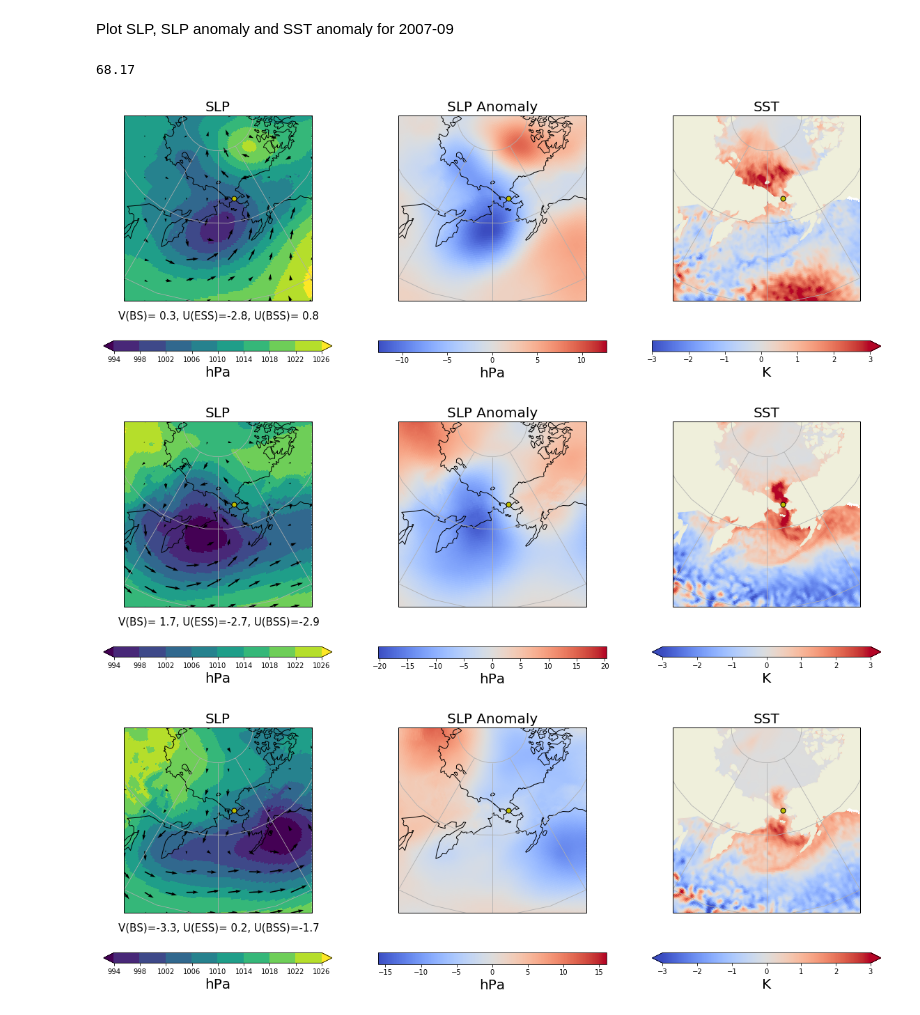
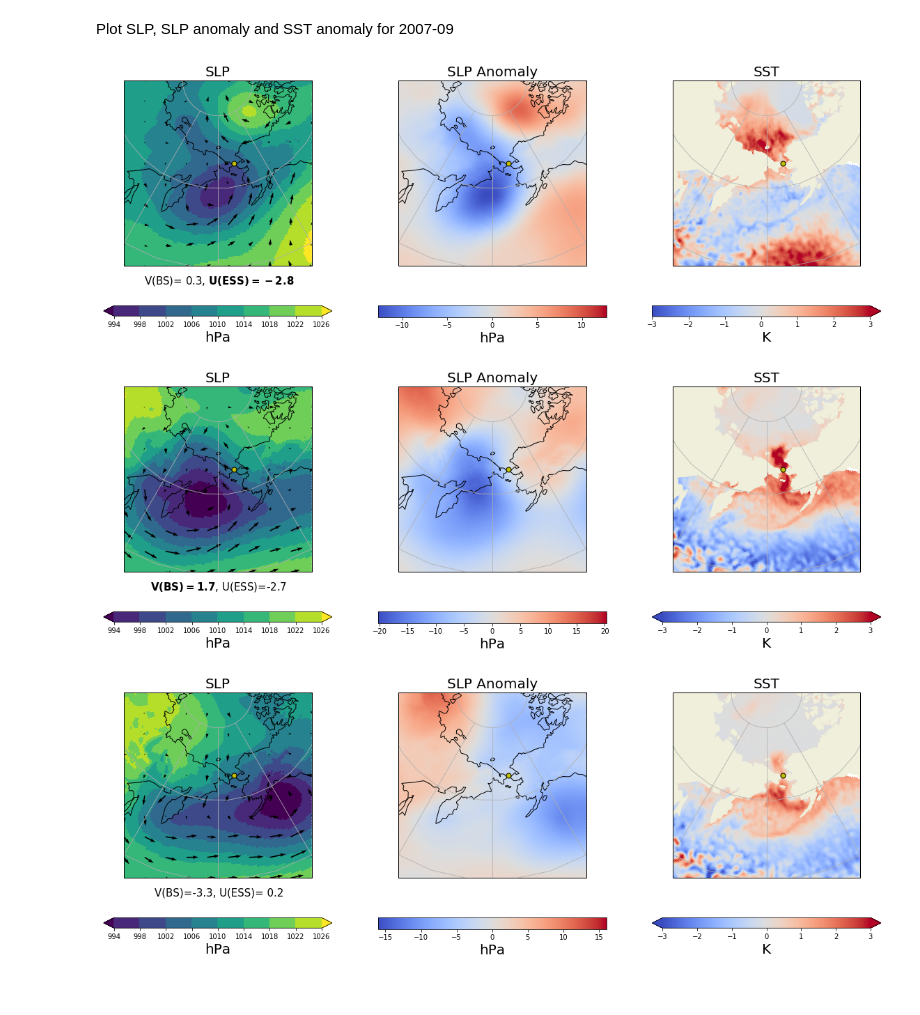
Before and after one commit to andypbarrett/BeringStraitHeatFlux, a Jupyter notebook: notebooks/plot_case_studies.ipynb, the cells around one changed output. Drawn from its saved outputs; the diff is of its cells as text; code cells hidden in the pictures.

```diff
--- a/notebooks/plot_case_studies.ipynb
+++ b/notebooks/plot_case_studies.ipynb
@@ -122,10 +122,6 @@ array([[[ 1.125122,  1.125122, ...,  1.125122,  1.125122],
     month    (time) int64 1 2 3 4 5 6 7 8 9 10 11 12 1 2 3 4 5 6 7 8 9 10 11 ...
 # %% [markdown]
 Plot SLP, SLP anomaly and SST anomaly for 2007-09
-# %%
-68.+(10.2/60.)
-# %% [output]
-68.17
 # %%
 def plot_slp_and_winds(slp, u, v, loc, map_proj, extent):
     """
@@ -191,7 +187,17 @@ def plot_sst_anomaly(sstAnom, loc, map_proj, extent):
 
     return ax
 # %%
-def plot_case_study(slp, slpAnom, sstAnom, date, filo=None, winds=None):
+def make_text_string(windspd, windsig):
+    fmtstr = ['V(BS)={:4.1f}', 'U(ESS)={:4.1f}']
+    strarr = []
+    for spd, sig, fmt in zip(windspd,windsig,fmtstr):
+        if sig:
+            strarr.append(r"$\bf{"+fmt.format(spd)+"}$")
+        else:
+            strarr.append(fmt.format(spd))
+    return ', '.join(strarr)
+
+def plot_case_study(slp, slpAnom, sstAnom, date, filo=None, windspd=None, windsig=None):
     """
     Plots 3-panel figure of case study month
     """
@@ -212,22 +218,22 @@ def plot_case_study(slp, slpAnom, sstAnom, date, filo=None, winds=None):
     # Plot SST Anomaly
     ax.append( plot_sst_anomaly(sstAnom.sel(time=date), 133, map_proj, extent ) )
 
-    if winds:
-        plt.figtext(0.24, 0.3, 'V(BS)={:4.1f}, U(ESS)={:4.1f}, U(BSS)={:4.1f}'.format(*winds),
+    if windspd:
+        plt.figtext(0.24, 0.3, make_text_string(windspd, windsig),
                     fontsize=15, horizontalalignment='center')
 
     filo = 'case_study_{:s}.png'.format(dt.datetime.strptime(date,'%Y-%m').strftime('%Y%m'))
     fig.savefig(filo)
 # %%
-plot_case_study(slp, slpAnom, sstAnom, '2007-09', winds=[0.345, -2.811, 0.836])
+plot_case_study(slp, slpAnom, sstAnom, '2007-09', windspd=[0.345, -2.811], windsig=[False, True])
 # %% [output]
-[figure, old version]
+[figure, new version]
 # %%
-plot_case_study(slp, slpAnom, sstAnom, '2016-10', winds=[1.725, -2.698, -2.868])
+plot_case_study(slp, slpAnom, sstAnom, '2016-10', windspd=[1.725, -2.698], windsig=[True, False])
 # %% [output]
-[figure, old version]
+[figure, new version]
 # %%
-plot_case_study(slp, slpAnom, sstAnom, '2016-11', winds=[-3.274, 0.250, -1.730])
+plot_case_study(slp, slpAnom, sstAnom, '2016-11', windspd=[-3.274, 0.250], windsig=[False, False])
 # %% [output]
-[figure, old version]
+[figure, new version]
 # %%
```
Also changed, not shown: parts of 2 cells of this notebook.
